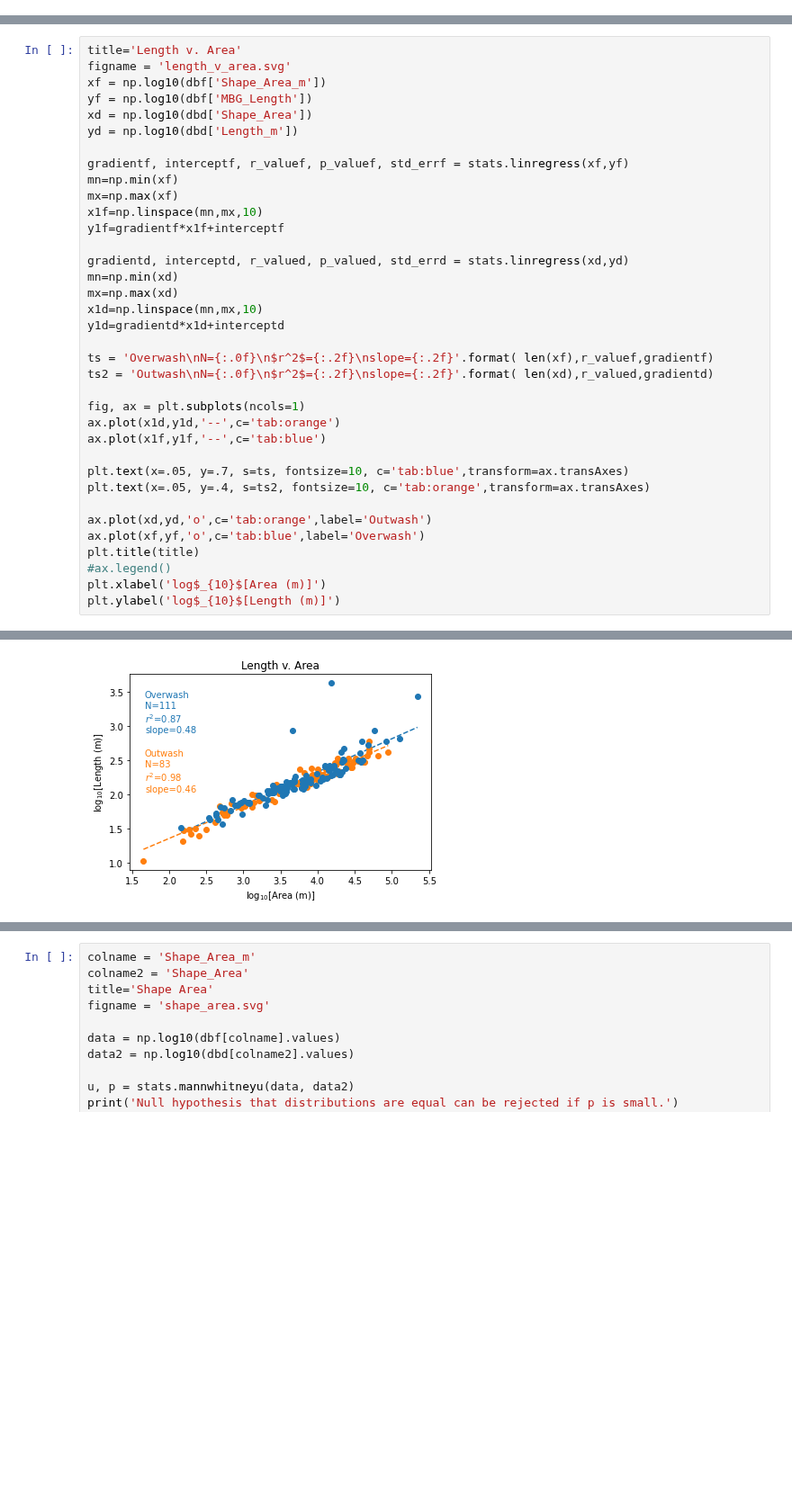
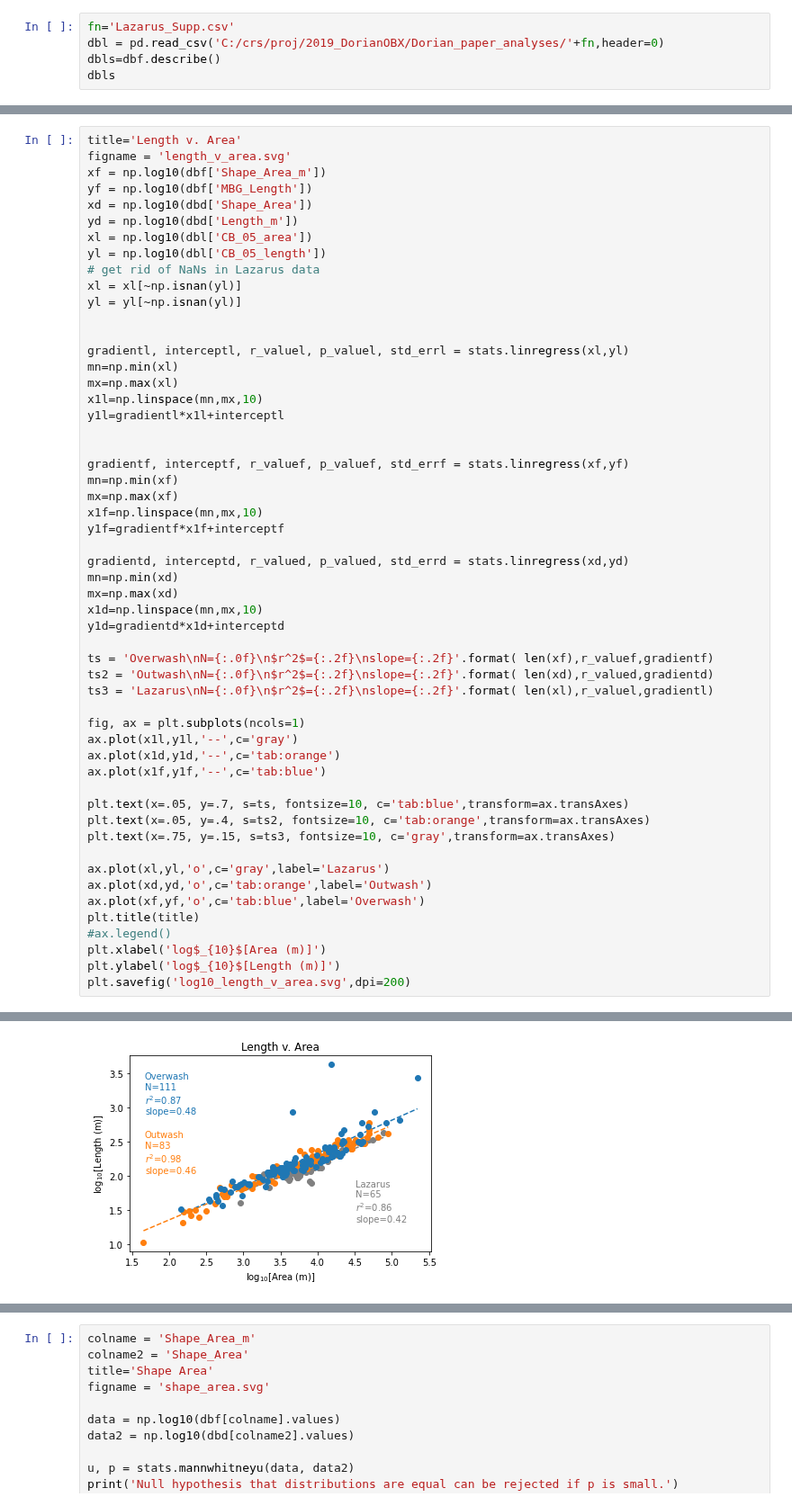
Before and after one commit to csherwood-usgs/CoreBx, a Jupyter notebook: area_comparison_histograms.ipynb, the cells around one changed output, grey strips where cells are left out. Shown at 90% size. Cells and saved outputs as stored; diff of their text form; blank space fills up the shorter version.

Commit message:
updated area comparison

```diff
--- a/area_comparison_histograms.ipynb
+++ b/area_comparison_histograms.ipynb
@@ -34,0 +52,5 @@ dbfs
+# %%
+fn='Lazarus_Supp.csv'
+dbl = pd.read_csv('C:/crs/proj/2019_DorianOBX/Dorian_paper_analyses/'+fn,header=0)
+dbls=dbf.describe()
+dbls
@@ -39,6 +73,19 @@ xf = np.log10(dbf['Shape_Area_m'])
 yf = np.log10(dbf['MBG_Length'])
 xd = np.log10(dbd['Shape_Area'])
 yd = np.log10(dbd['Length_m'])
+xl = np.log10(dbl['CB_05_area'])
+yl = np.log10(dbl['CB_05_length'])
+# get rid of NaNs in Lazarus data
+xl = xl[~np.isnan(yl)]
+yl = yl[~np.isnan(yl)]
+
+
+gradientl, interceptl, r_valuel, p_valuel, std_errl = stats.linregress(xl,yl)
+mn=np.min(xl)
+mx=np.max(xl)
+x1l=np.linspace(mn,mx,10)
+y1l=gradientl*x1l+interceptl
+
 
 gradientf, interceptf, r_valuef, p_valuef, std_errf = stats.linregress(xf,yf)
 mn=np.min(xf)
@@ -54,18 +101,23 @@ y1d=gradientd*x1d+interceptd
 
 ts = 'Overwash\nN={:.0f}\n$r^2$={:.2f}\nslope={:.2f}'.format( len(xf),r_valuef,gradientf)
 ts2 = 'Outwash\nN={:.0f}\n$r^2$={:.2f}\nslope={:.2f}'.format( len(xd),r_valued,gradientd)
+ts3 = 'Lazarus\nN={:.0f}\n$r^2$={:.2f}\nslope={:.2f}'.format( len(xl),r_valuel,gradientl)
 
 fig, ax = plt.subplots(ncols=1)
+ax.plot(x1l,y1l,'--',c='gray')
 ax.plot(x1d,y1d,'--',c='tab:orange')
 ax.plot(x1f,y1f,'--',c='tab:blue')
 
 plt.text(x=.05, y=.7, s=ts, fontsize=10, c='tab:blue',transform=ax.transAxes)
 plt.text(x=.05, y=.4, s=ts2, fontsize=10, c='tab:orange',transform=ax.transAxes)
+plt.text(x=.75, y=.15, s=ts3, fontsize=10, c='gray',transform=ax.transAxes)
 
+ax.plot(xl,yl,'o',c='gray',label='Lazarus')
 ax.plot(xd,yd,'o',c='tab:orange',label='Outwash')
 ax.plot(xf,yf,'o',c='tab:blue',label='Overwash')
 plt.title(title)
 #ax.legend()
 plt.xlabel('log$_{10}$[Area (m)]')
 plt.ylabel('log$_{10}$[Length (m)]')
+plt.savefig('log10_length_v_area.svg',dpi=200)
 # %% [output]
@@ -73 +124 @@ Text(0, 0.5, 'log$_{10}$[Length (m)]')
-[figure, old version]
+[figure, new version]
```
Also changed, not shown: parts of 16 cells of this notebook.
